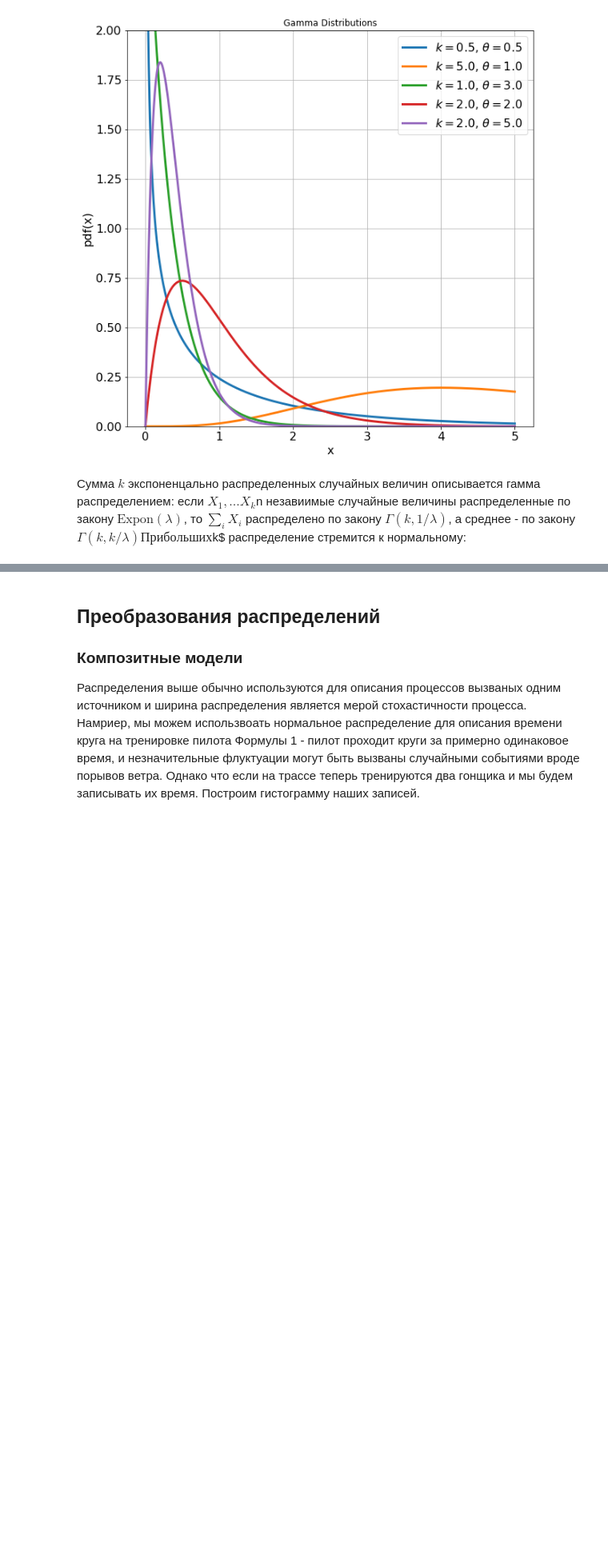
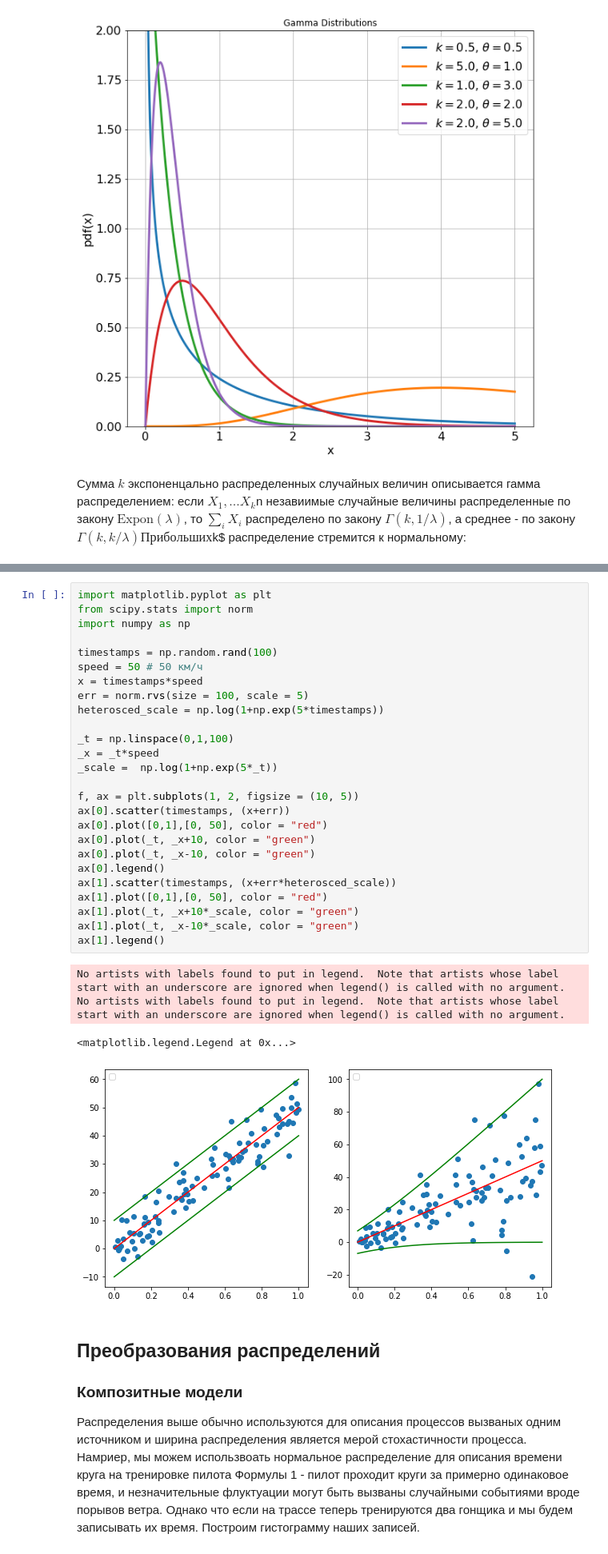
Before and after one commit to mozgit/From-Stats-to-ML, a Jupyter notebook: Лекция_3_Распределения.ipynb, the cells around one changed output, grey strips where cells are left out. Shown at 80% size. Cells and saved outputs as stored; diff of their text form; blank space fills up the shorter version.

```diff
--- a/Лекция_3_Распределения.ipynb
+++ b/Лекция_3_Распределения.ipynb
@@ -691,3 +740,34 @@ ax[2].grid(True)
+# %%
+import matplotlib.pyplot as plt
+from scipy.stats import norm
+import numpy as np
+
+timestamps = np.random.rand(100)
+speed = 50 # 50 км/ч
+x = timestamps*speed
+err = norm.rvs(size = 100, scale = 5)
+heterosced_scale = np.log(1+np.exp(5*timestamps))
+
+_t = np.linspace(0,1,100)
+_x = _t*speed
+_scale =  np.log(1+np.exp(5*_t))
+
+f, ax = plt.subplots(1, 2, figsize = (10, 5))
+ax[0].scatter(timestamps, (x+err))
+ax[0].plot([0,1],[0, 50], color = "red")
+ax[0].plot(_t, _x+10, color = "green")
+ax[0].plot(_t, _x-10, color = "green")
+ax[0].legend()
+ax[1].scatter(timestamps, (x+err*heterosced_scale))
+ax[1].plot([0,1],[0, 50], color = "red")
+ax[1].plot(_t, _x+10*_scale, color = "green")
+ax[1].plot(_t, _x-10*_scale, color = "green")
+ax[1].legend()
+# %% [output]
+No artists with labels found to put in legend.  Note that artists whose label start with an underscore are ignored when legend() is called with no argument.
+No artists with labels found to put in legend.  Note that artists whose label start with an underscore are ignored when legend() is called with no argument.
+<matplotlib.legend.Legend at 0x...>
+[figure, added]
 # %% [markdown]
 ## Преобразования распределений
 ### Композитные модели
```
Also changed, not shown: parts of 26 cells of this notebook, 1 other file.
